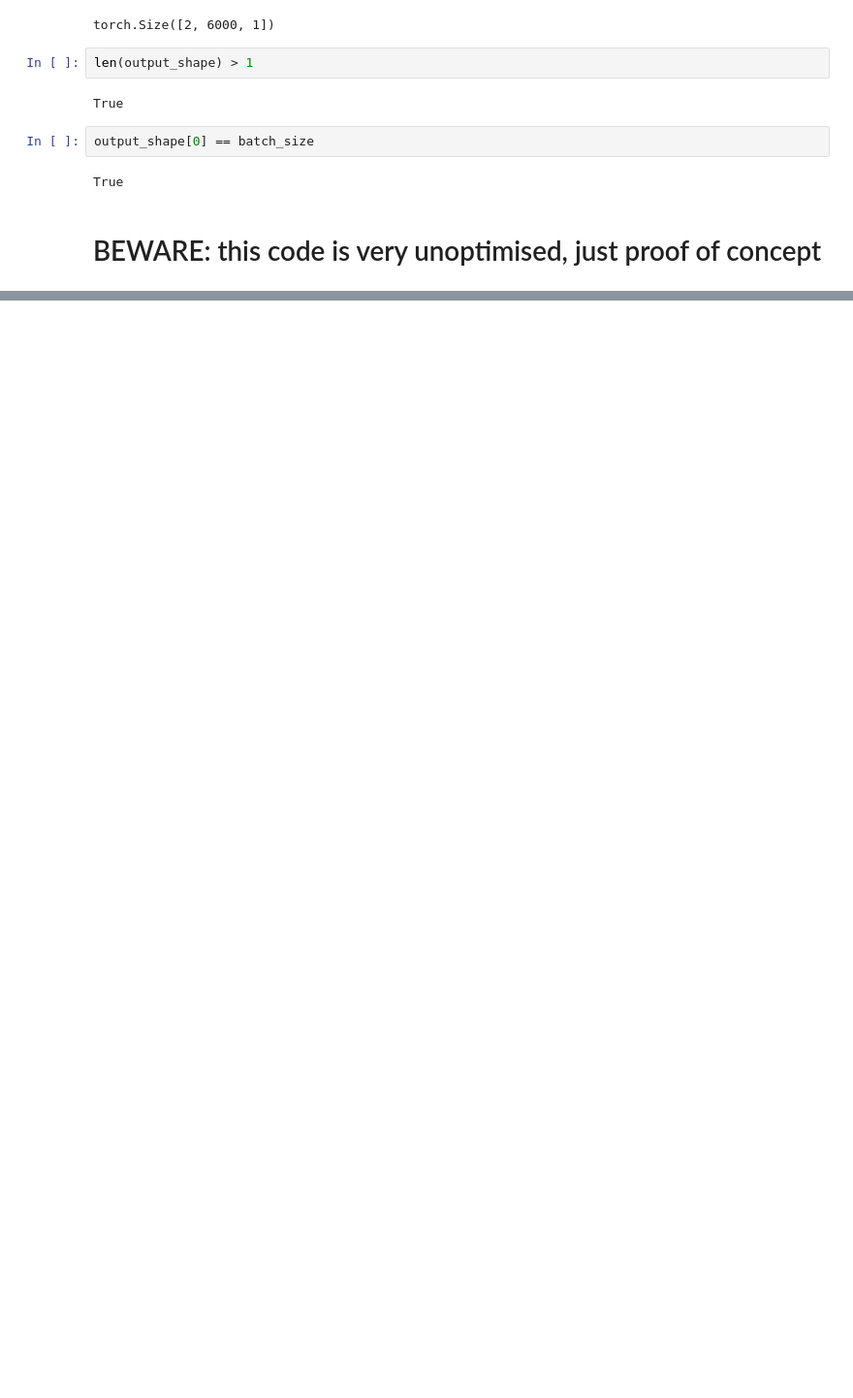
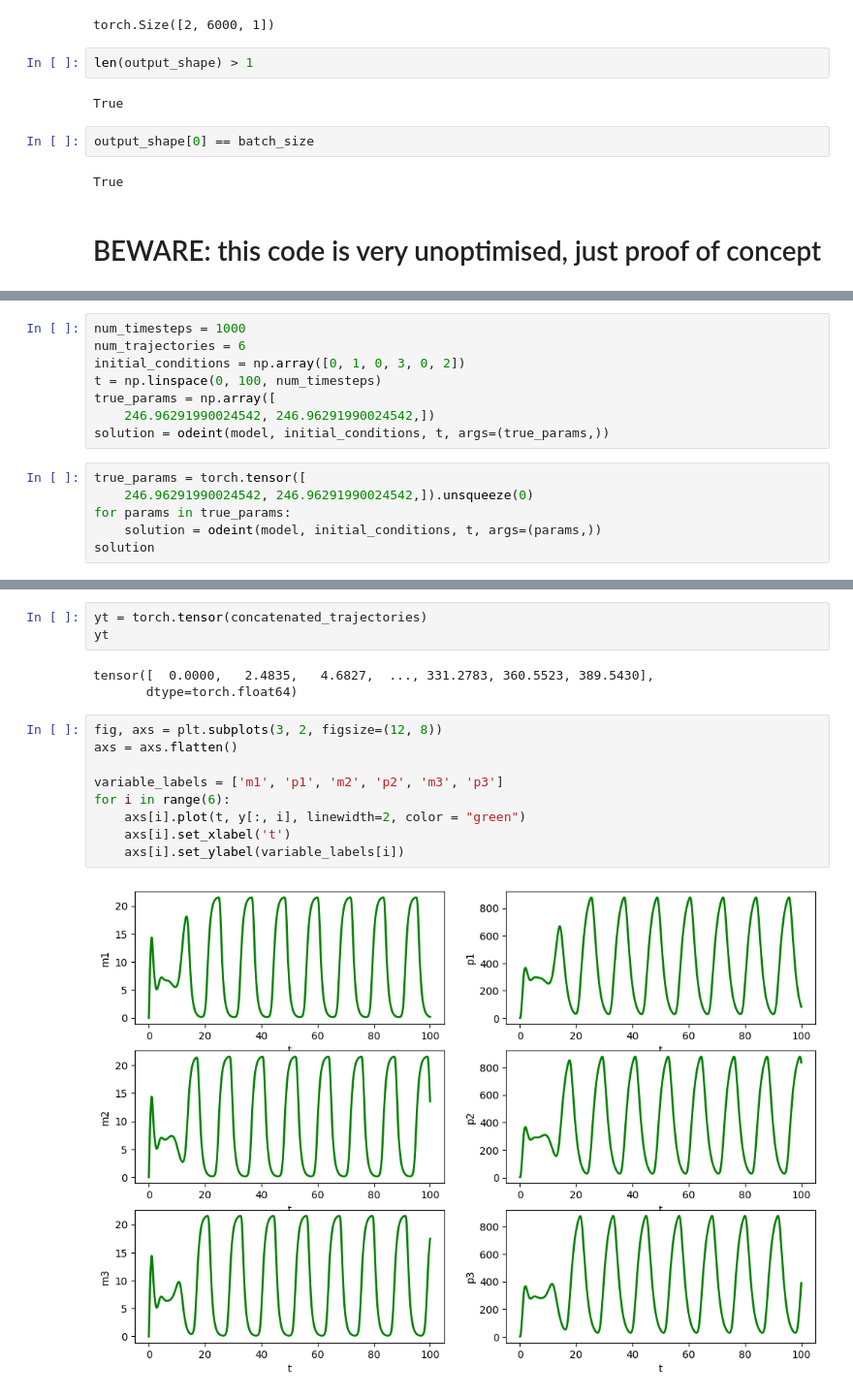
Before and after one commit to nataliaglazman/sbi-grn, a Jupyter notebook: snpe/simulator_update_paramset.ipynb, the cells around one changed output, grey strips where cells are left out. Shown at 97% size. Cells and saved outputs as stored; diff of their text form; blank space fills up the shorter version.

```diff
--- a/snpe/simulator_update_paramset.ipynb
+++ b/snpe/simulator_update_paramset.ipynb
@@ -387,0 +429,14 @@ True
+# %%
+num_timesteps = 1000
+num_trajectories = 6
+initial_conditions = np.array([0, 1, 0, 3, 0, 2])
+t = np.linspace(0, 100, num_timesteps)
+true_params = np.array([
+    246.96291990024542, 246.96291990024542,])
+solution = odeint(model, initial_conditions, t, args=(true_params,))
+# %%
+true_params = torch.tensor([
+    246.96291990024542, 246.96291990024542,]).unsqueeze(0)
+for params in true_params:
+    solution = odeint(model, initial_conditions, t, args=(params,))
+solution
@@ -387,0 +763,17 @@ True
+# %%
+yt = torch.tensor(concatenated_trajectories)
+yt
+# %% [output]
+tensor([  0.0000,   2.4835,   4.6827,  ..., 331.2783, 360.5523, 389.5430],
+       dtype=torch.float64)
+# %%
+fig, axs = plt.subplots(3, 2, figsize=(12, 8))
+axs = axs.flatten()
+
+variable_labels = ['m1', 'p1', 'm2', 'p2', 'm3', 'p3']
+for i in range(6):
+    axs[i].plot(t, y[:, i], linewidth=2, color = "green")
+    axs[i].set_xlabel('t')
+    axs[i].set_ylabel(variable_labels[i])
+# %% [output]
+[figure, added]
```
Also changed, not shown: parts of 56 cells of this notebook, 1 other file.
